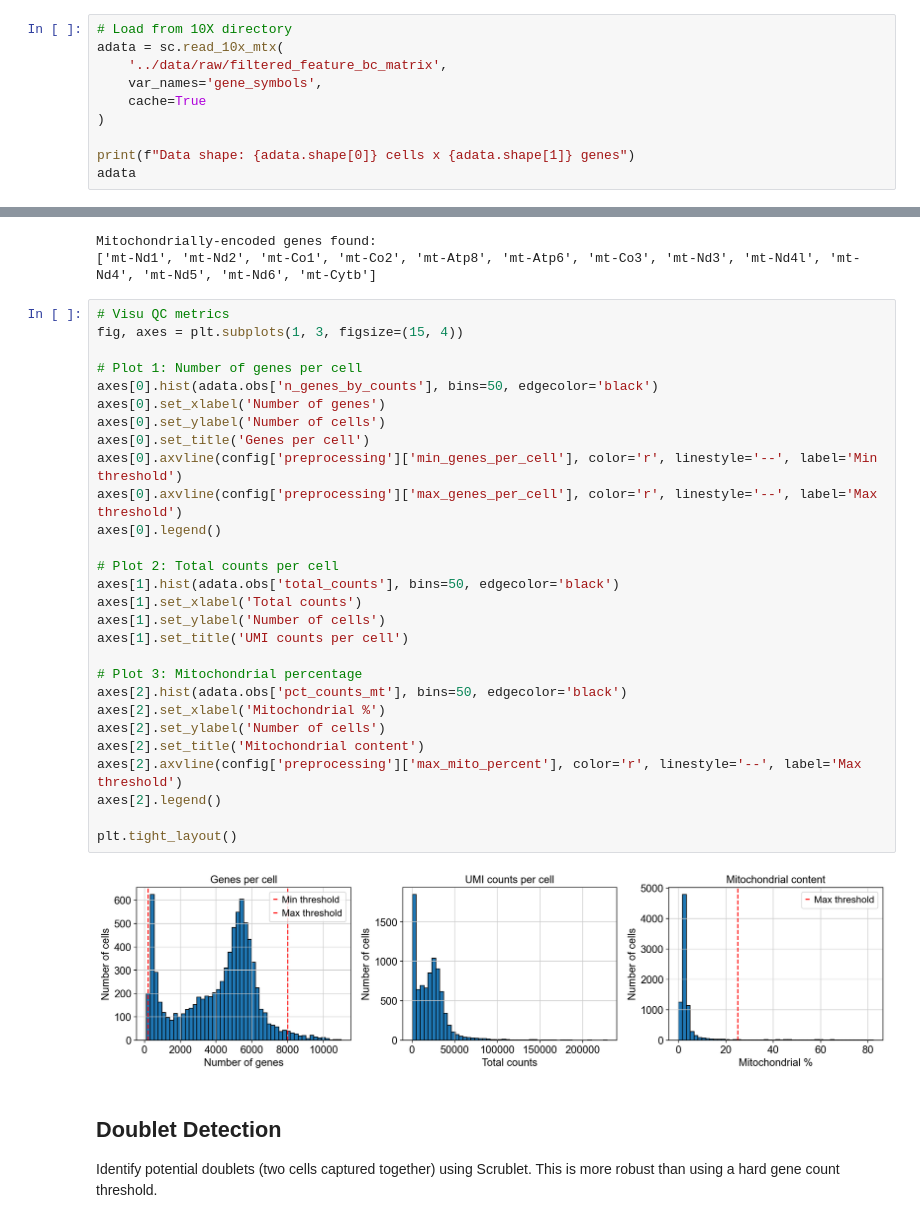
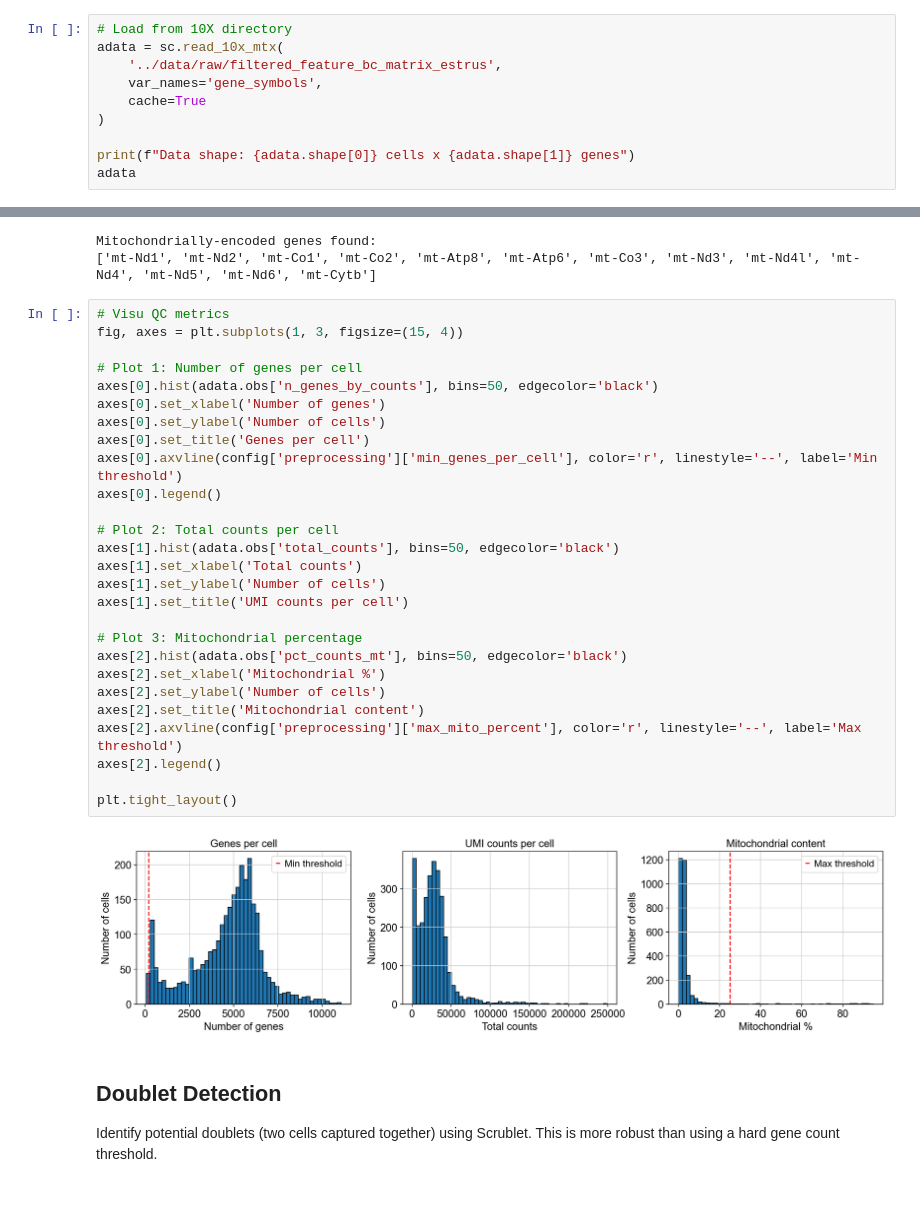
Before and after one commit to gthornes/FLUXestimatorGT, a Jupyter notebook: notebooks/01_preprocessing.ipynb, the cells around one changed output, grey strips where cells are left out. Drawn from its saved outputs; the diff is of its cells as text.

Commit message:
oestrus data analysed

```diff
--- a/notebooks/01_preprocessing.ipynb
+++ b/notebooks/01_preprocessing.ipynb
@@ -55,7 +53,7 @@ Load your single-cell RNA-seq data.
 # %%
 # Load from 10X directory
 adata = sc.read_10x_mtx(
-    '../data/raw/filtered_feature_bc_matrix',
+    '../data/raw/filtered_feature_bc_matrix_estrus',
     var_names='gene_symbols',
     cache=True
 )
@@ -114,33 +112,32 @@ Mitochondrially-encoded genes found:
 # %%
 # Visu QC metrics
 fig, axes = plt.subplots(1, 3, figsize=(15, 4))
 
 # Plot 1: Number of genes per cell
 axes[0].hist(adata.obs['n_genes_by_counts'], bins=50, edgecolor='black')
 axes[0].set_xlabel('Number of genes')
 axes[0].set_ylabel('Number of cells')
 axes[0].set_title('Genes per cell')
 axes[0].axvline(config['preprocessing']['min_genes_per_cell'], color='r', linestyle='--', label='Min threshold')
-axes[0].axvline(config['preprocessing']['max_genes_per_cell'], color='r', linestyle='--', label='Max threshold')
 axes[0].legend()
 
 # Plot 2: Total counts per cell
 axes[1].hist(adata.obs['total_counts'], bins=50, edgecolor='black')
 axes[1].set_xlabel('Total counts')
 axes[1].set_ylabel('Number of cells')
 axes[1].set_title('UMI counts per cell')
 
 # Plot 3: Mitochondrial percentage
 axes[2].hist(adata.obs['pct_counts_mt'], bins=50, edgecolor='black')
 axes[2].set_xlabel('Mitochondrial %')
 axes[2].set_ylabel('Number of cells')
 axes[2].set_title('Mitochondrial content')
 axes[2].axvline(config['preprocessing']['max_mito_percent'], color='r', linestyle='--', label='Max threshold')
 axes[2].legend()
 
 plt.tight_layout()
 # %% [output]
-[figure, old version]
+[figure, new version]
 # %% [markdown]
 ## Doublet Detection
 
```
Also changed, not shown: parts of 9 cells of this notebook, 1 other file.
